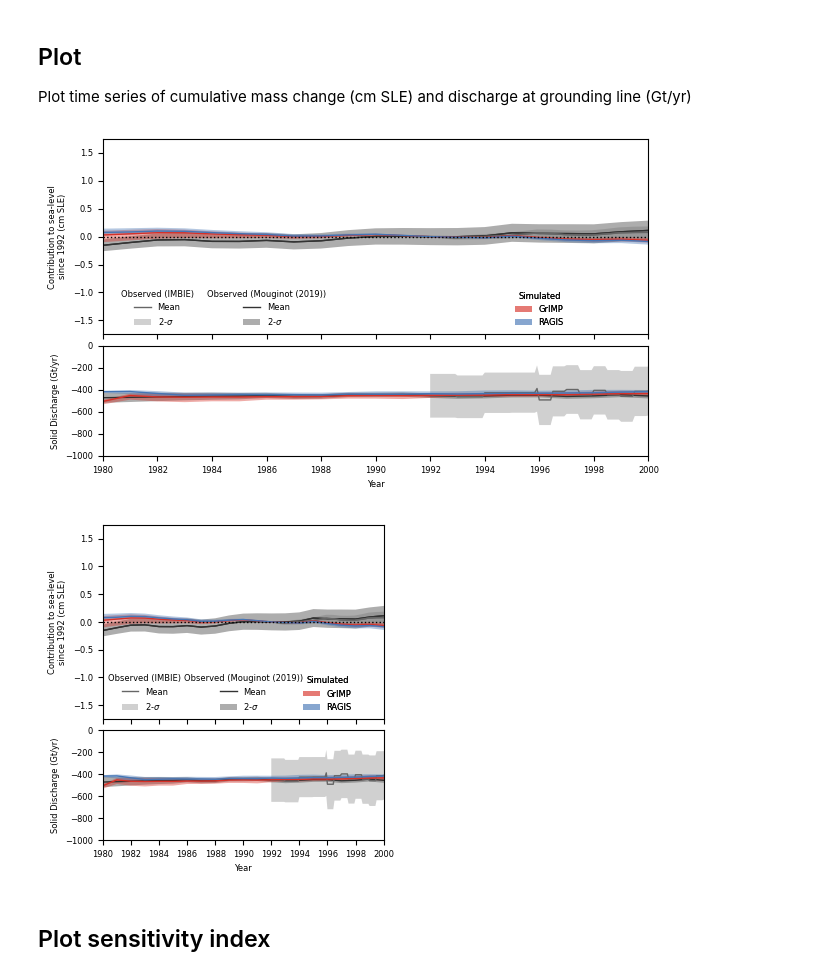
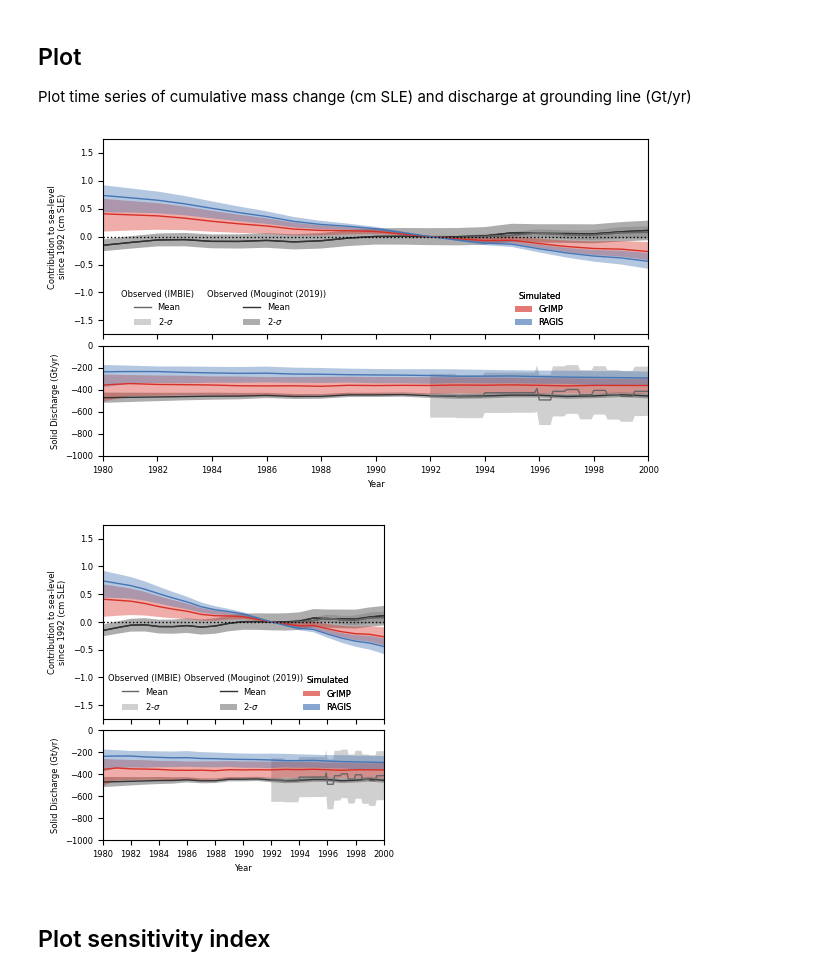
Before and after one commit to pism/pism-ragis, a Jupyter notebook: notebooks/analyze_ensembles.ipynb, the cells around one changed output. Saved outputs shown, nothing was run; the diff lists cells and outputs as text; code cells hidden in the pictures.

```diff
--- a/notebooks/analyze_ensembles.ipynb
+++ b/notebooks/analyze_ensembles.ipynb
@@ -264,7 +228,7 @@ dtype: float64
 
 Plot time series of cumulative mass change (cm SLE) and discharge at grounding line (Gt/yr)
 # %%
-plot_experiments = [experiments[2], experiments[3]]
+plot_experiments = [experiments[0], experiments[1]]
 
 plt.rc('font', size=6)
 plt.style.use("tableau-colorblind10")
@@ -318,36 +282,36 @@ legend_sims = axs[0].legend(handles=sims_cis, loc="lower center", bbox_to_anchor
                            title=f"Simulated", ncols=ncols)
 legend_sims.get_frame().set_linewidth(0.0)
 legend_sims.get_frame().set_alpha(0.0)
 axs[0].add_artist(legend_sims)
 
 
 
 
 fig.set_facecolor(bg_color)
 for ax in axs:
     ax.set_facecolor(bg_color)
 fig.set_facecolor(bg_color)
 
 axs[0].axhline(0, color="k", ls="dotted", lw=1.0)
 axs[0].set_xlabel("")
 axs[0].set_ylabel("Contribution to sea-level\nsince 1992 (cm SLE)")
 axs[-1].set_xlabel("Year")
 axs[1].set_ylabel("Solid Discharge (Gt/yr)")
 axs[0].set_xlim(pd.to_datetime("1980-1-1"), pd.to_datetime("2020-1-1"))
 axs[0].set_ylim(-1.75, 1.75)
 axs[1].set_ylim(-1000, 0)
 
 # fig.tight_layout()
 fig.savefig("ragis-comp_scalar_1980-2020.pdf")
 fig.savefig("ragis-comp_scalar_1980-2020.png", dpi=300)
 
 axs[0].set_xlim(pd.to_datetime("1980-1-1"), pd.to_datetime("2000-1-1"))
 fig.savefig("ragis-comp_scalar_1980-2000.pdf")
 fig.savefig("ragis-comp_scalar_1980-2000.png", dpi=300)
 # %% [output]
-[figure, old version]
+[figure, new version]
 # %%
-plot_experiments = [experiments[2], experiments[3]]
+plot_experiments = [experiments[0], experiments[1]]
 
 plt.rc('font', size=6)
 plt.style.use("tableau-colorblind10")
@@ -424,7 +388,7 @@ axs[0].set_xlim(pd.to_datetime("1980-1-1"), pd.to_datetime("2000-1-1"))
 fig.savefig("ragis-comp_scalar_1980-2000.pdf")
 fig.savefig("ragis-comp_scalar_1980-2000.png", dpi=300)
 # %% [output]
-[figure, old version]
+[figure, new version]
 # %% [markdown]
 ## Plot sensitivity index
 # %%
```
Also changed, not shown: parts of 10 cells of this notebook, 1 other file.
